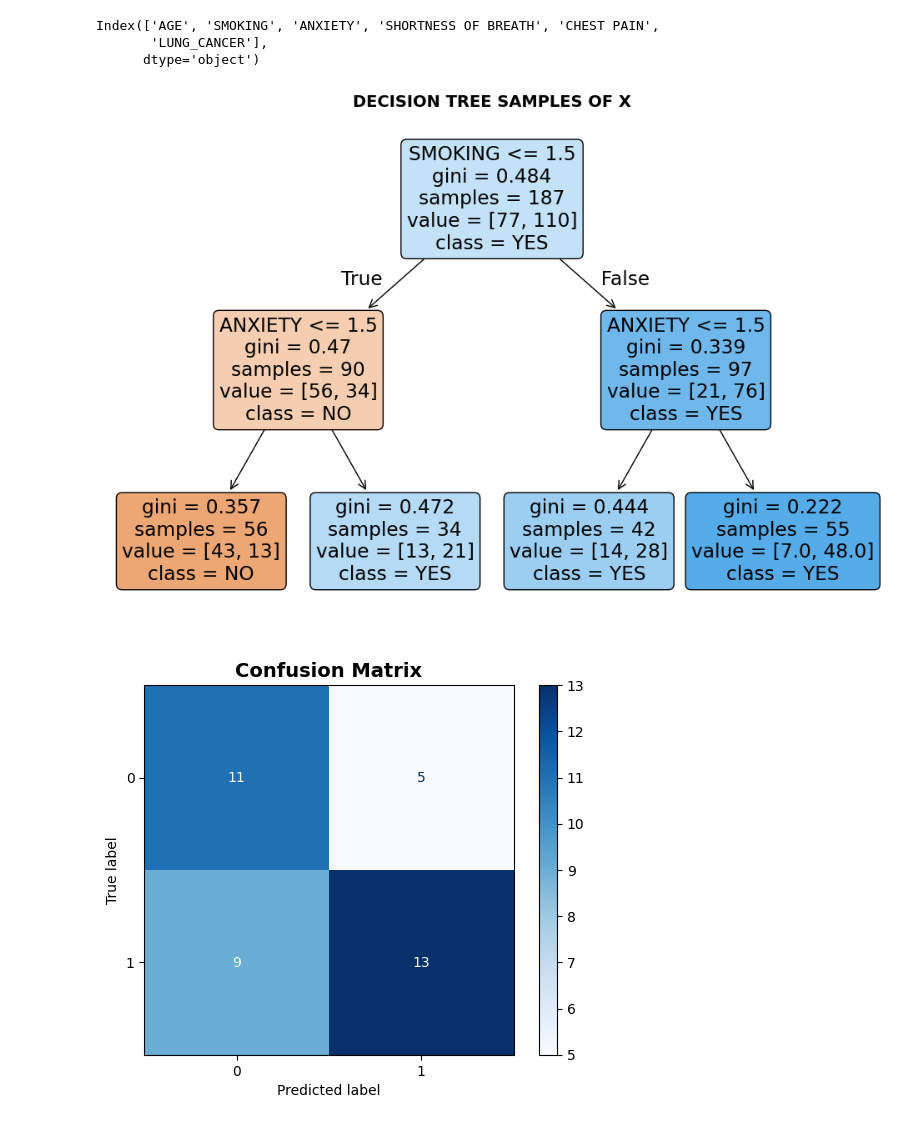
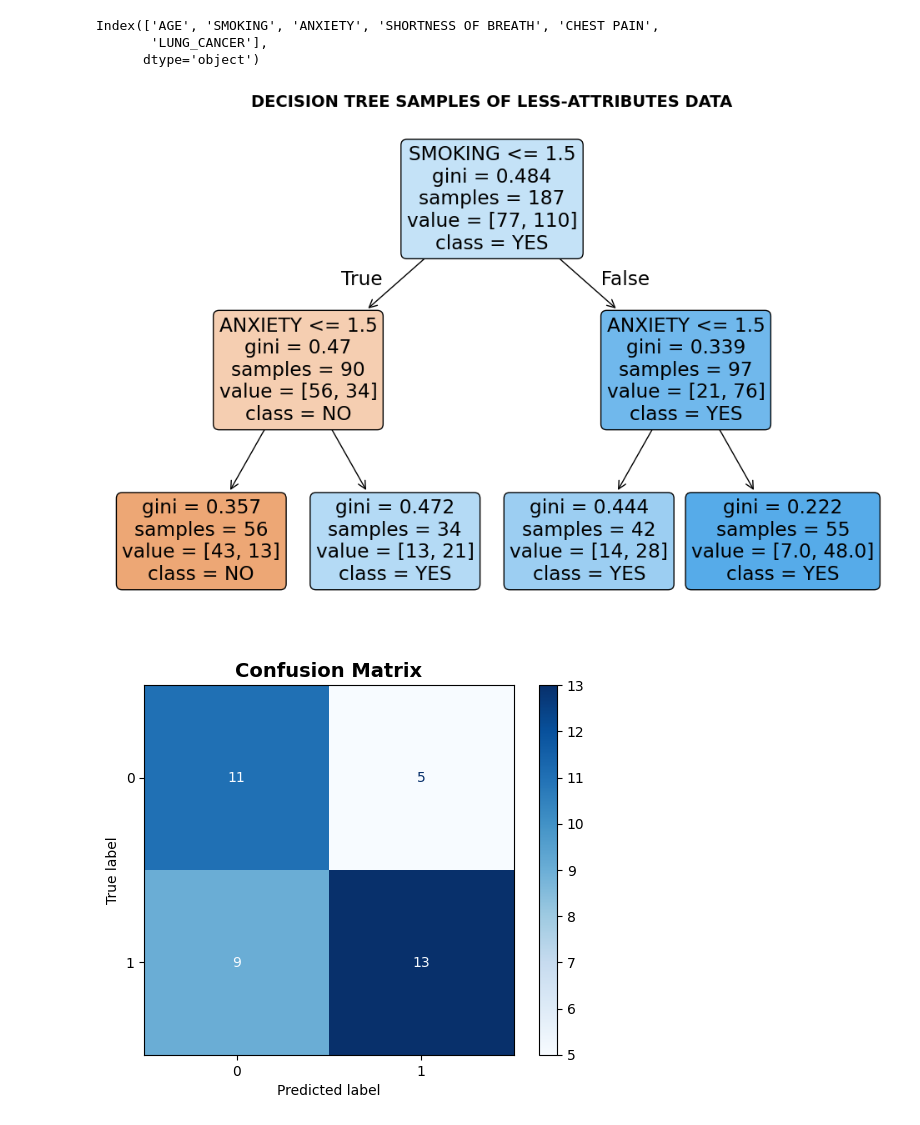
Before and after one commit to manhtran13102004/it_thuoc_tinh, a Jupyter notebook: it_tt.ipynb, the cells around one changed output. Cells and saved outputs as stored; diff of their text form; code cells hidden in the pictures.

```diff
--- a/it_tt.ipynb
+++ b/it_tt.ipynb
@@ -106,15 +106,15 @@ target_names = ['NO', 'YES']
 # %%
 # Create a decision tree classifier
 clf = DecisionTreeClassifier(max_depth=2)
 clf = clf.fit(X, y)
 
 # Visualize the decision tree
 plt.figure(figsize=(12,8))
 tree.plot_tree(clf, filled=True, rounded=True, feature_names=feature_names, class_names=target_names)
-plt.title('DECISION TREE SAMPLES OF X', fontsize=14, fontweight='bold')
+plt.title('DECISION TREE SAMPLES OF LESS-ATTRIBUTES DATA', fontsize=14, fontweight='bold')
 plt.show()
 # %% [output]
-[figure, old version]
+[figure, new version]
 # %%
 # Assuming `y_test` are true labels and `y_pred` are predictions
 cm = confusion_matrix(y_test, y_pred, labels=rf.classes_)
```
